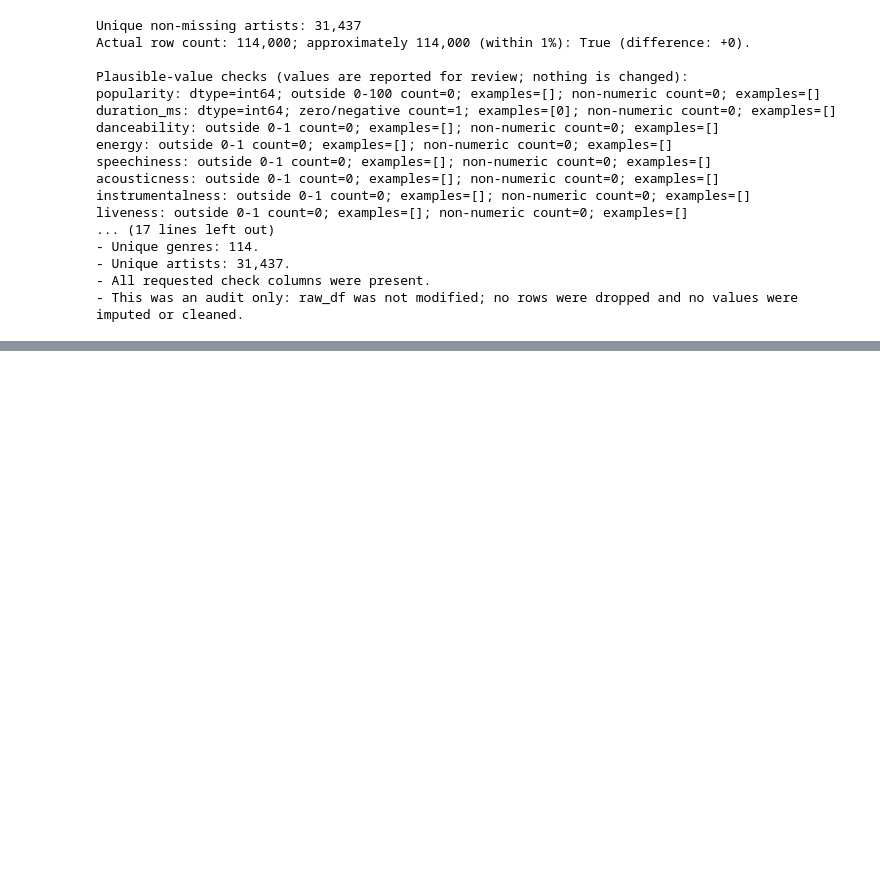
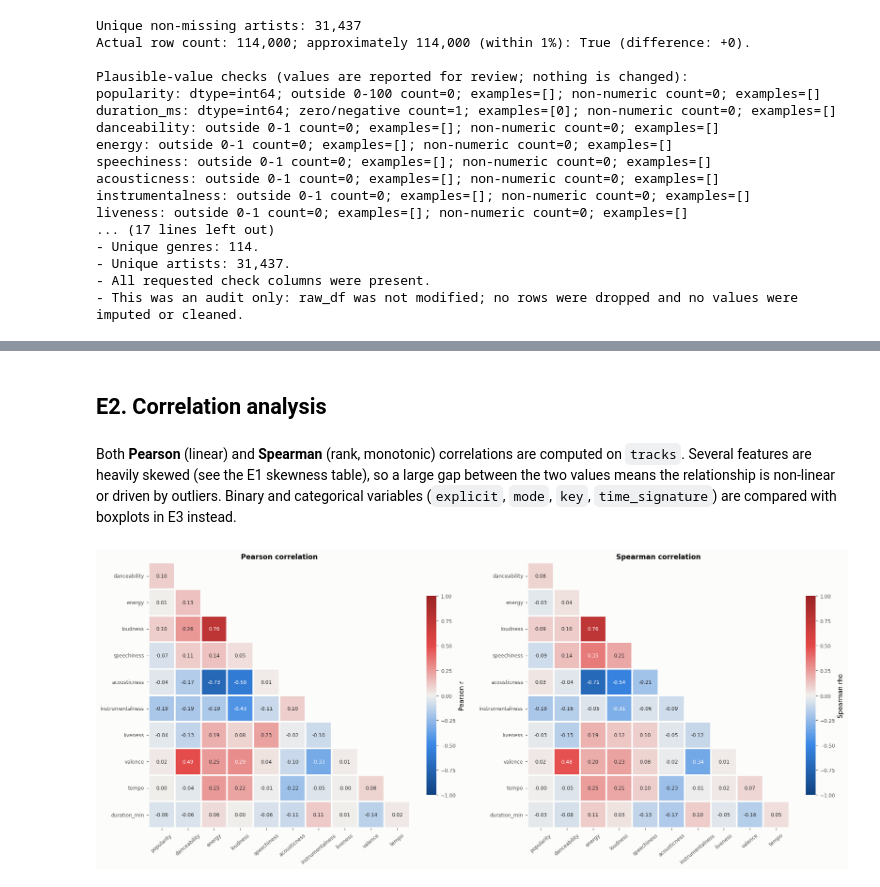
Before and after one commit to caixiaoqijessica/bt4211-final-project-spotify-dataset, a Jupyter notebook: bt4211-project.ipynb, the cells around one changed output, grey strips where cells are left out. Saved outputs shown, nothing was run; the diff lists cells and outputs as text; code cells hidden in the pictures; blank space fills up the shorter version.

```diff
--- a/bt4211-project.ipynb
+++ b/bt4211-project.ipynb
@@ -414,0 +641,25 @@ liveness: outside 0-1 count=0; examples=[]; non-numeric count=0; examples=[]
+# %% [markdown]
+## E2. Correlation analysis
+# %% [markdown]
+Both **Pearson** (linear) and **Spearman** (rank, monotonic) correlations are computed on `tracks`.
+Several features are heavily skewed (see the E1 skewness table), so a large gap between the two values means the relationship is non-linear or driven by outliers.
+Binary and categorical variables (`explicit`, `mode`, `key`, `time_signature`) are compared with boxplots in E3 instead.
+# %%
+CORR = ["popularity", "danceability", "energy", "loudness", "speechiness", "acousticness",
+        "instrumentalness", "liveness", "valence", "tempo", "duration_min"]
+pearson = tracks[CORR].corr(method="pearson")
+spearman = tracks[CORR].corr(method="spearman")
+mask = np.triu(np.ones_like(pearson, dtype=bool))
+
+fig, axes = plt.subplots(1, 2, figsize=(17, 7.2))
+for ax, (name, m) in zip(axes, [("Pearson r", pearson), ("Spearman rho", spearman)]):
+    sns.heatmap(m.iloc[1:, :-1], mask=mask[1:, :-1], cmap=DIVERGING, vmin=-1, vmax=1, center=0,
+                annot=True, fmt=".2f", annot_kws={"size": 8}, linewidths=1.5, linecolor="#fcfcfb",
+                cbar_kws={"label": name, "shrink": 0.75}, ax=ax)
+    ax.set_title(f"{name.split()[0]} correlation"); ax.grid(False)
+    ax.tick_params(axis="x", rotation=40)
+fig.tight_layout()
+save_fig("03_correlation_heatmaps_pearson_spearman")
+plt.show()
+# %% [output]
+[figure, added]
```
Also changed, not shown: parts of 45 cells of this notebook, 16 other files.
